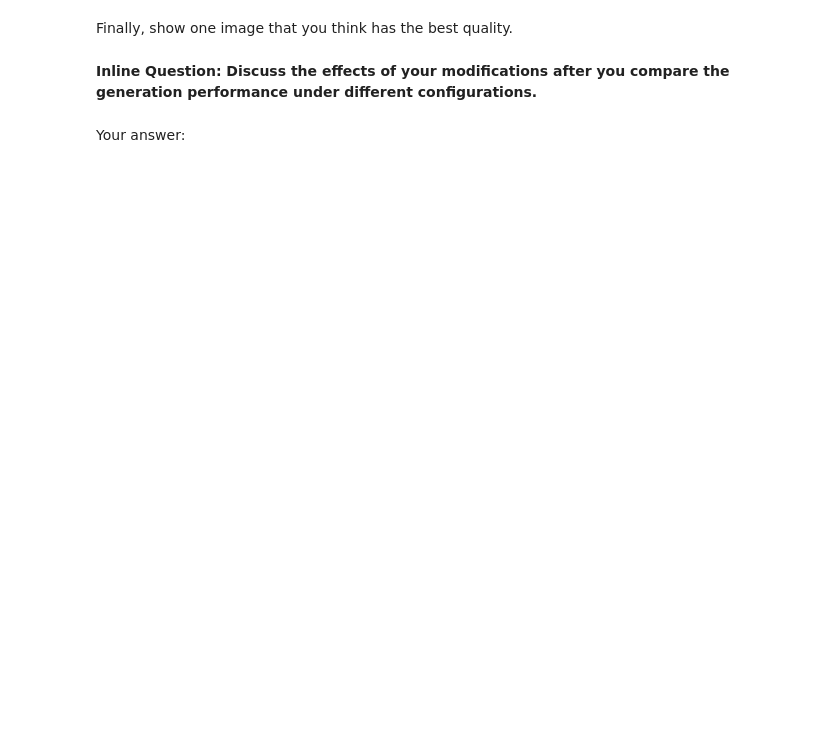
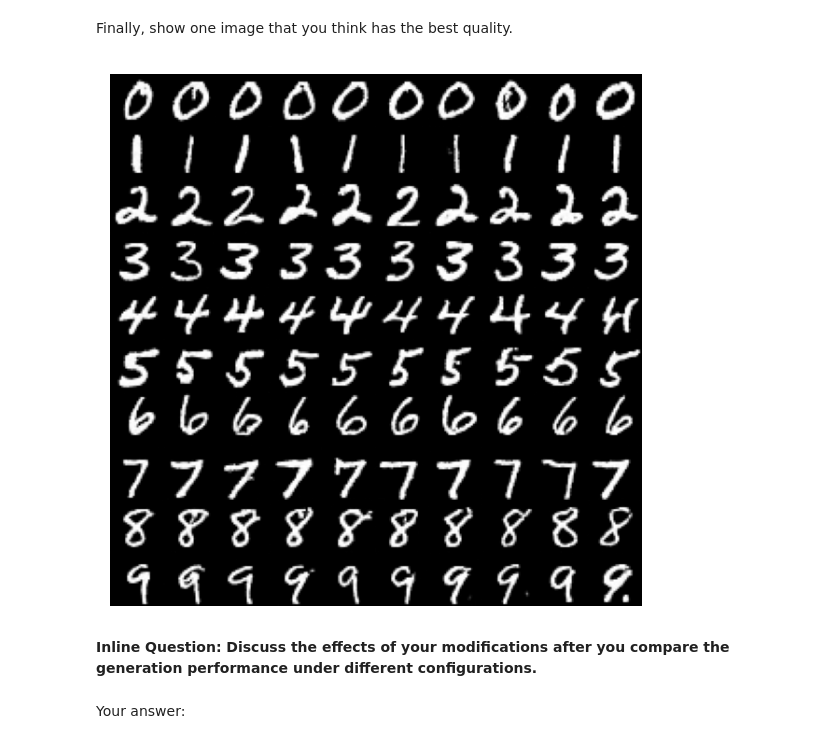
Before and after one commit to AndreaBaretta/Deep_Learning_and_Neural_Networks_II_ECE239, a Jupyter notebook: conditional-ddpm/ConditionalDDPM.ipynb, the cells around one changed output. Drawn from its saved outputs; the diff is of its cells as text; code cells hidden in the pictures; blank space fills up the shorter version.

```diff
--- a/conditional-ddpm/ConditionalDDPM.ipynb
+++ b/conditional-ddpm/ConditionalDDPM.ipynb
@@ -401,14 +429,16 @@ Finally, show one image that you think has the best quality.
 # %%
 # ==================================================== #
 # YOUR CODE HERE:
 #   Among all images generated in the experiment,
 #   show the image that you believe has the best generation quality.
 #   You may use tools like matplotlib, PIL, OpenCV, ...
 
-
-
+from IPython.display import Image
+Image(filename='save/exp2/images/generate_epoch_10.png')
 
 # ==================================================== #
+# %% [output]
+[figure, added]
 # %% [markdown]
 **Inline Question: Discuss the effects of your modifications after you compare the generation performance under different configurations.**
 # %% [markdown]
```
Also changed, not shown: parts of 10 cells of this notebook, 1 other file.
